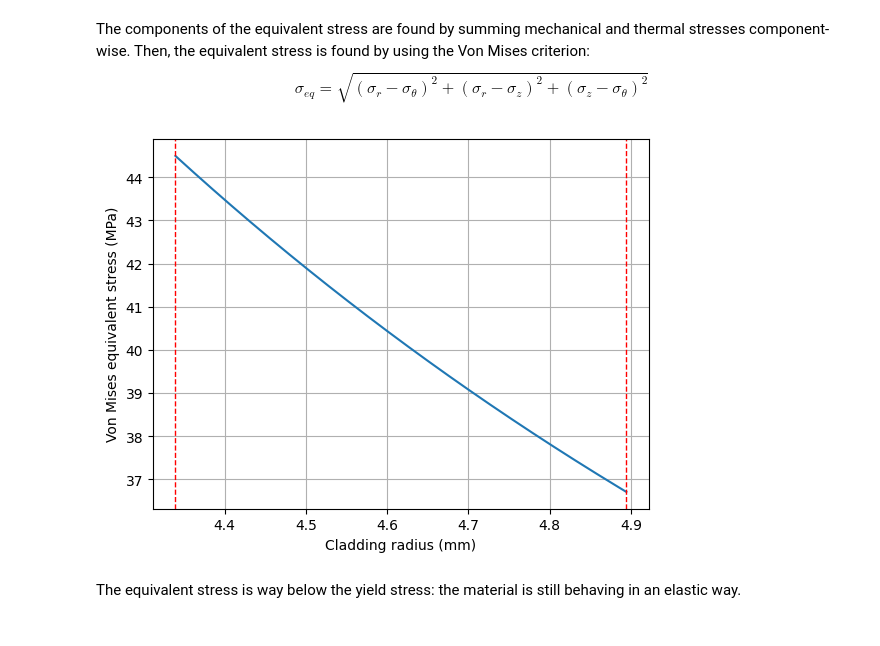
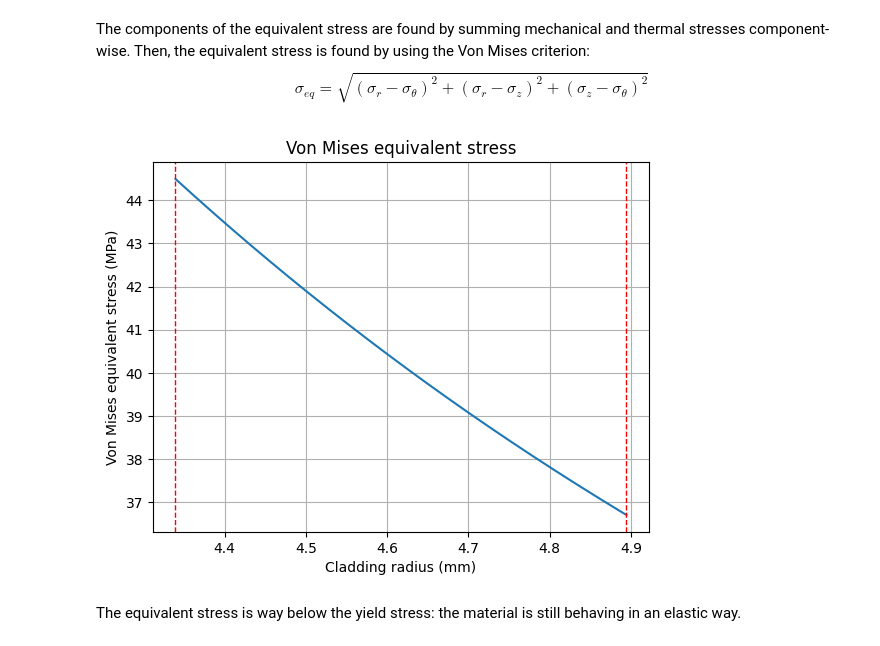
Before and after one commit to Andrea1999Broglia/ASTRID-reactor-fuel-pin-design, a Jupyter notebook: Reactor model.ipynb, the cells around one changed output. Cells and saved outputs as stored; diff of their text form; code cells hidden in the pictures.

```diff
--- a/Reactor model.ipynb
+++ b/Reactor model.ipynb
@@ -1562,21 +1564,22 @@ The components of the equivalent stress are found by summing mechanical and ther
 # %%
 #equivalent stress
 equivalent_stress=np.zeros(len(rvals))
 
 sigma_cladding_r=sigma_cladding_rm+sigma_cladding_rt
 sigma_cladding_theta=sigma_cladding_thetam+sigma_cladding_thetat
 sigma_cladding_z=sigma_cladding_zm+sigma_cladding_zt
 for i in range(len(rvals)):
     equivalent_stress[i]=math.sqrt(((sigma_cladding_r[i]-sigma_cladding_theta[i])**2+(sigma_cladding_r[i]-sigma_cladding_z[i])**2+(sigma_cladding_theta[i]-sigma_cladding_z[i])**2)/2)
 plt.figure()
 plt.plot(rvals, equivalent_stress)
 plt.xlabel("Cladding radius (mm)")
 plt.ylabel("Von Mises equivalent stress (MPa)")
+plt.title("Von Mises equivalent stress")
 plt.axvline(x=rvals[0], color="r", ls="--", linewidth=1)
 plt.axvline(x=rvals[-1], color="r", ls="--", linewidth=1)
 plt.grid()
 # %% [output]
-[figure, old version]
+[figure, new version]
 # %% [markdown]
 The equivalent stress is way below the yield stress: the material is still behaving in an elastic way.
 # %% [markdown]
```
Also changed, not shown: parts of 2 cells of this notebook, 1 other file.
